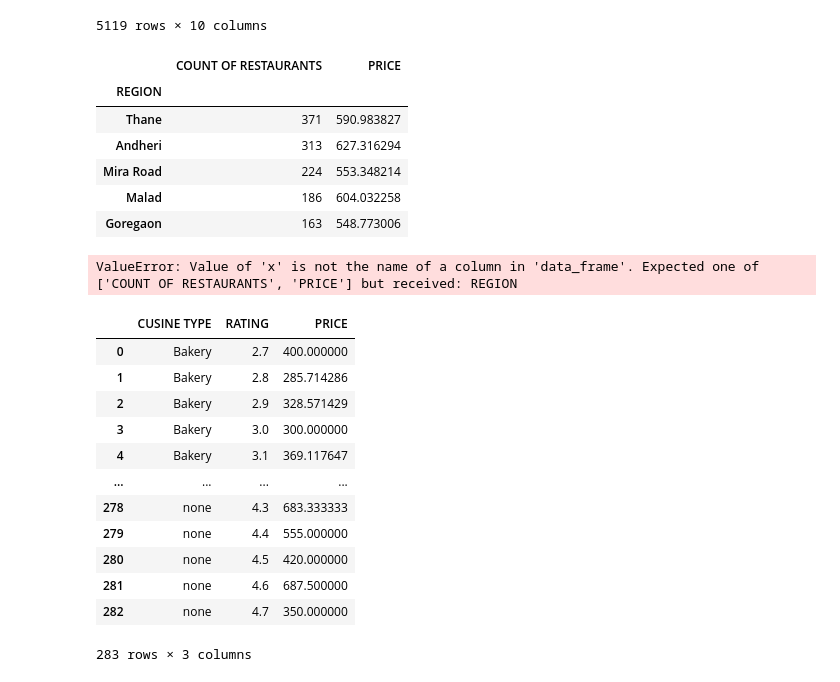
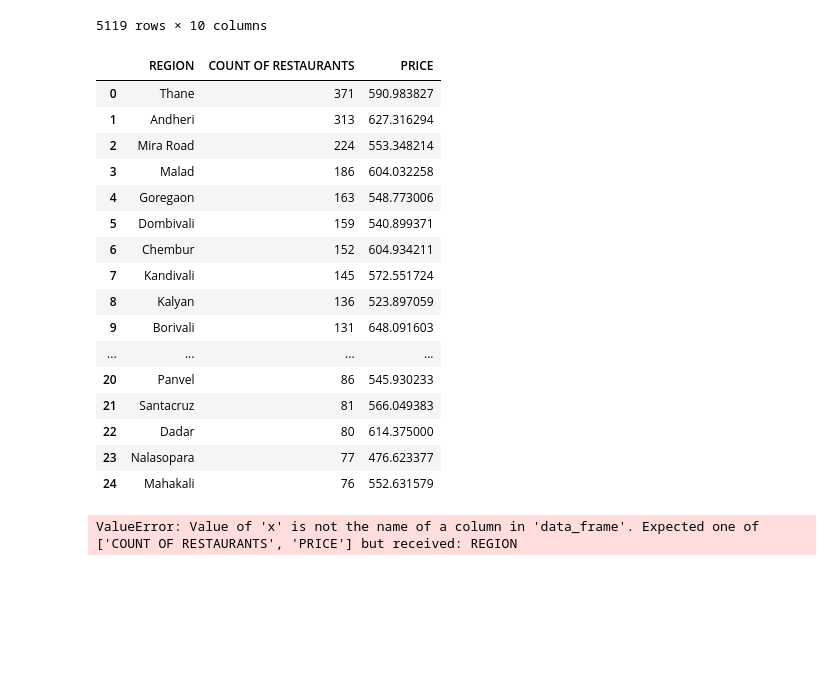
Before and after one commit to ArchanaAI/Zomato-Mumbai-analysis, a Jupyter notebook: Zomata Mumbai Analysis.ipynb, the cells around one changed output. Drawn from its saved outputs; the diff is of its cells as text; code cells hidden in the pictures; blank space fills up the shorter version.

```diff
--- a/Zomata Mumbai Analysis.ipynb
+++ b/Zomata Mumbai Analysis.ipynb
@@ -572,15 +572,26 @@ chinese_df
 | 15079 | Mandarin Panda | 400 | Desserts,Chinese,Thai | Malad | none | 12noon to 330pm,7pm to 1am | Good | 3.7 | 121 | ... |
 5119 rows × 10 columns
 # %%
-chinese_rest_df = chinese_df.groupby(by='REGION').agg({'NAME' : 'count', 'PRICE' : 'mean'}).rename(columns= {'NAME' :'COUNT OF RESTAURANTS', 'PRICE' : 'PRICE'})
-chinese_rest_df = chinese_rest_df.sort_values('COUNT OF RESTAURANTS', ascending=False).head(25)
+chinese_rest_df=chinese_df.groupby(by='REGION').agg({'NAME':'count','PRICE':'mean'}).rename(columns={'NAME':'COUNT OF RESTAURANTS','PRICE':'PRICE'})
+chinese_rest_df=chinese_rest_df.sort_values('COUNT OF RESTAURANTS',ascending=False).head(25)
 chinese_rest_df.head()
+chinese_rest_df.reset_index()
 # %% [output]
-|  | COUNT OF RESTAURANTS | PRICE |
-| REGION |  |  |
-| Thane | 371 | 590.983827 |
-| Andheri | 313 | 627.316294 |
-| Mira Road | 224 | 553.348214 |
-| Malad | 186 | 604.032258 |
-| Goregaon | 163 | 548.773006 |
+|  | REGION | COUNT OF RESTAURANTS | PRICE |
+| 0 | Thane | 371 | 590.983827 |
+| 1 | Andheri | 313 | 627.316294 |
+| 2 | Mira Road | 224 | 553.348214 |
+| 3 | Malad | 186 | 604.032258 |
+| 4 | Goregaon | 163 | 548.773006 |
+| 5 | Dombivali | 159 | 540.899371 |
+| 6 | Chembur | 152 | 604.934211 |
+| 7 | Kandivali | 145 | 572.551724 |
+| 8 | Kalyan | 136 | 523.897059 |
+| 9 | Borivali | 131 | 648.091603 |
+| ... | ... | ... | ... |
+| 20 | Panvel | 86 | 545.930233 |
+| 21 | Santacruz | 81 | 566.049383 |
+| 22 | Dadar | 80 | 614.375000 |
+| 23 | Nalasopara | 77 | 476.623377 |
+| 24 | Mahakali | 76 | 552.631579 |
 # %%
@@ -593,17 +601,0 @@ ValueError: Value of 'x' is not the name of a column in 'data_frame'. Expected o
-# %%
-price_rating_df = zomato_df.groupby(['CUSINE TYPE', 'RATING'])['PRICE'].mean().reset_index()
-price_rating_df
-# %% [output]
-|  | CUSINE TYPE | RATING | PRICE |
-| 0 | Bakery | 2.7 | 400.000000 |
-| 1 | Bakery | 2.8 | 285.714286 |
-| 2 | Bakery | 2.9 | 328.571429 |
-| 3 | Bakery | 3.0 | 300.000000 |
-| 4 | Bakery | 3.1 | 369.117647 |
-| ... | ... | ... | ... |
-| 278 | none | 4.3 | 683.333333 |
-| 279 | none | 4.4 | 555.000000 |
-| 280 | none | 4.5 | 420.000000 |
-| 281 | none | 4.6 | 687.500000 |
-| 282 | none | 4.7 | 350.000000 |
-283 rows × 3 columns
```
Also changed, not shown: parts of 38 cells of this notebook.
